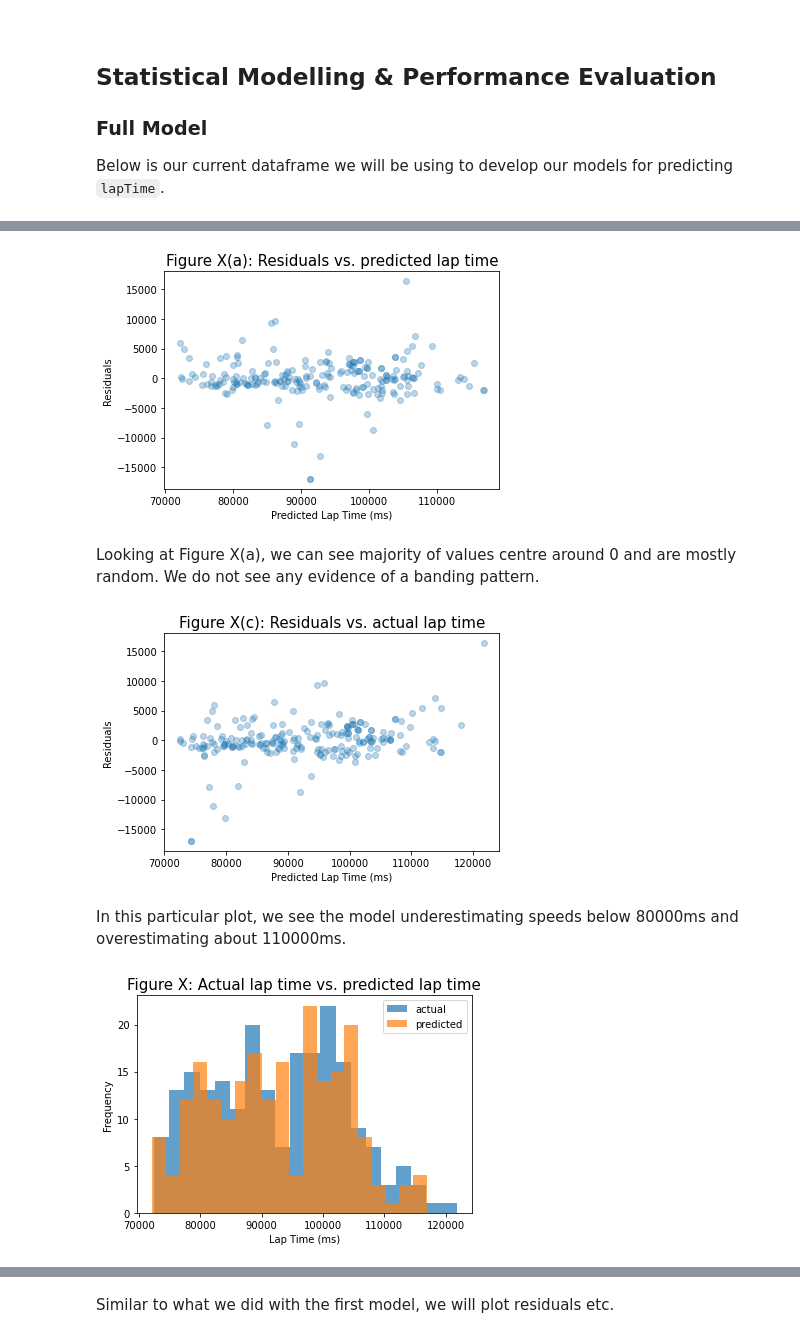
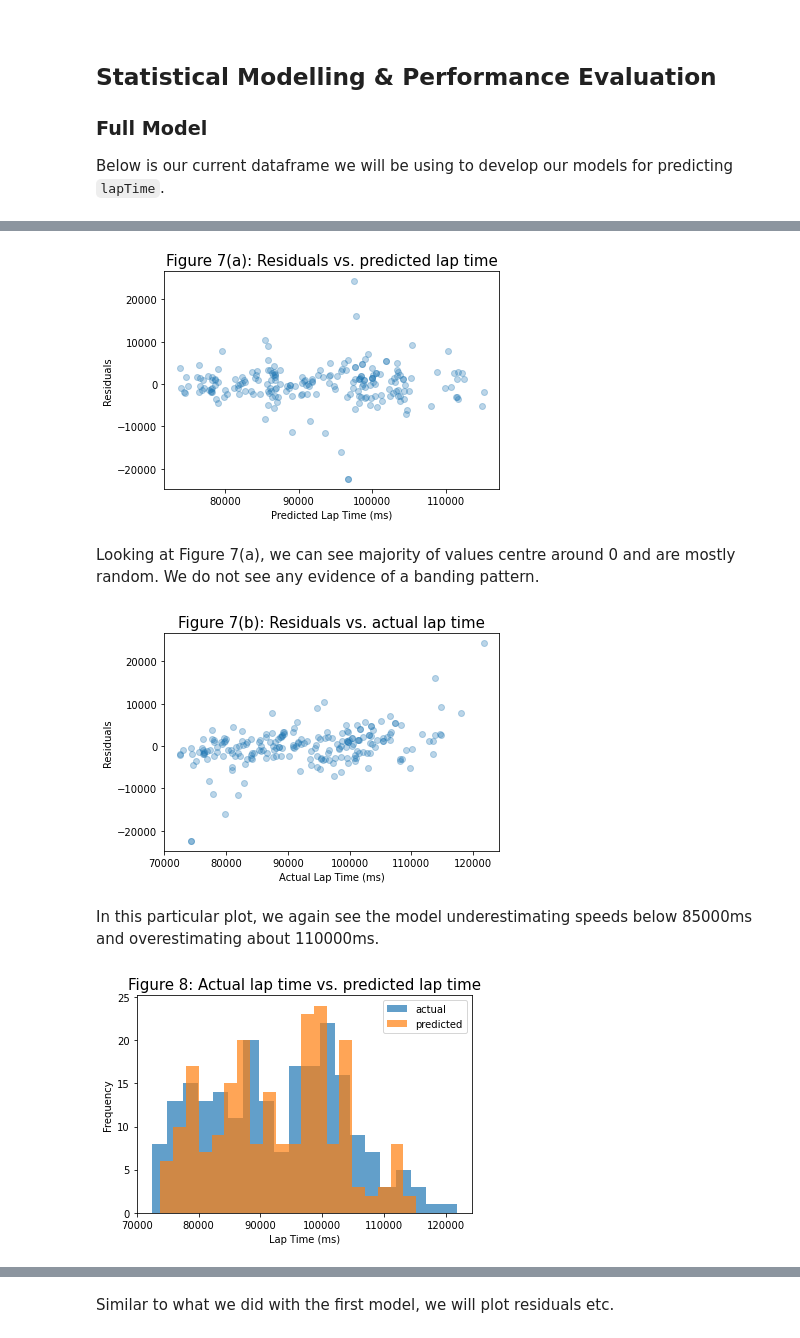
Before and after one commit to floeck/f1-weather-analysis, a Jupyter notebook: notebooks/V10FTW_Project.ipynb, the cells around one changed output, grey strips where cells are left out. Cells and saved outputs as stored; diff of their text form; code cells hidden in the pictures.

```diff
--- a/notebooks/V10FTW_Project.ipynb
+++ b/notebooks/V10FTW_Project.ipynb
@@ -173,15 +171,14 @@ Now that all the data is imported, we can begin cleaning and remove unneccesary
 races = races.drop(columns = ['year', 'circuitId', 'round', 'time', 'url'])
 results = results.drop(columns = ['resultId', 'driverId', 'constructorId', 'number', 'grid', 'position',
                                   'positionText', 'positionOrder', 'points', 'laps', 'fastestLap', 'time',
-                                  'milliseconds', 'fastestLap', 'rank', 'statusId'])
+                                  'milliseconds', 'fastestLap', 'rank', 'statusId', 'fastestLapSpeed'])
 track_weather = track_weather.drop(columns = 'local_time')
 # Update problem data in columns
 results = results.replace(r'\\N','null', regex=True)
 # Query only those with races finishes
 results = results.loc[results['fastestLapTime'] != 'null']
-# Convert fastest lap speed to float & rename columns
-results['fastestLapSpeed'] = results['fastestLapSpeed'].astype(float)
-results.rename(columns={'fastestLapSpeed': 'lapAverageSpeed', 'fastestLapTime': 'lapTime'}, inplace = True)
+# Rename lap time column
+results.rename(columns={'fastestLapTime': 'lapTime'}, inplace = True)
 # Convert fastest time to milliseconds
 results['lapTime'] = results['lapTime'].apply(to_milliseconds)
 # Group by track and date, then average lap and average speed
@@ -190,8 +187,6 @@ df = races_results.merge(track_weather, on = 'date')
 # Add rain column
 rain_desc = ["rain", "shower", "drizzle", "wet"]
 df['rain'] = np.where(df['weather'].str.contains('|'.join(rain_desc)), 'wet', 'dry')
-# Add relevant categorical columns
-df['year'] = df['date'].str[:4].astype(int).astype('object')
 # Round & export dataframe to csv
 df = df.round(3)
 df.to_csv('../data/V10FTW_Data.csv')
@@ -457,15 +448,10 @@ Now we can develop our two models. On the X-Axis, we add all of our features and
 
 On the Y-Axis, our target features mentioned earlier, namely `lapTime`.
 # %%
-X = df[['temp', 'track_temp', 'lapAverageSpeed', 'humidity', 'air_pressure', 'wind_speed', 'rain', 'track', 'year']]
+X = df[['temp', 'track_temp', 'humidity', 'air_pressure', 'wind_speed', 'rain', 'track']]
 Y = df['lapTime']
-# Convert categorical into dummy/indicator variables
 X = pd.get_dummies(data=X, drop_first=True)
-# With sklearn
-regr = linear_model.LinearRegression()
-regr.fit(X, Y)
-# With statsmodels
-X = sm.add_constant(X) # adding a constant
+X = sm.add_constant(X)
 model = sm.OLS(Y, X).fit()
 print(model.summary())
 # %% [output]
@@ -493,9 +479,7 @@ strong multicollinearity or other numerical problems.
 
 Now we produce new dataframes for prediction purposes, and plot residuals for the mull models.
 # %%
-residuals_full = pd.DataFrame({'actual': df['lapTime'],
-                            'predicted': model.fittedvalues,
-                            'residual': model.resid})
+residuals_full = pd.DataFrame({'actual': df['lapTime'], 'predicted': model.fittedvalues, 'residual': model.resid})
 residuals_full.sample(5, random_state=999)
 # %% [output]
 |  | actual | predicted | residual |
@@ -531,24 +514,24 @@ First, lets produce a scatter plot of residuals for both models.
 # %%
 plt.scatter(residuals_full['predicted'], residuals_full['residual'], alpha=0.3);
 plt.xlabel('Predicted Lap Time (ms)');plt.ylabel('Residuals')
-plt.title('Figure X(a): Residuals vs. predicted lap time', fontsize=15);plt.show();
+plt.title('Figure 7(a): Residuals vs. predicted lap time', fontsize=15);plt.show();
 # %% [output]
-[figure, old version]
+[figure, new version]
 # %% [markdown]
-Looking at Figure X(a), we can see majority of values centre around 0 and are mostly random. We do not see any evidence of a banding pattern.
+Looking at Figure 7(a), we can see majority of values centre around 0 and are mostly random. We do not see any evidence of a banding pattern.
 # %%
 plt.scatter(residuals_full['actual'], residuals_full['residual'], alpha=0.3);
-plt.xlabel('Predicted Lap Time (ms)');plt.ylabel('Residuals')
-plt.title('Figure X(c): Residuals vs. actual lap time', fontsize=15); plt.show();
+plt.xlabel('Actual Lap Time (ms)');plt.ylabel('Residuals')
+plt.title('Figure 7(b): Residuals vs. actual lap time', fontsize=15); plt.show();
 # %% [output]
-[figure, old version]
+[figure, new version]
 # %% [markdown]
-In this particular plot, we see the model underestimating speeds below 80000ms and overestimating about 110000ms.
+In this particular plot, we again see the model underestimating speeds below 85000ms and overestimating about 110000ms.
 # %%
 plt.hist(residuals_full['actual'], label='actual', bins=20, alpha=0.7);
 plt.hist(residuals_full['predicted'], label='predicted', bins=20, alpha=0.7);
 plt.xlabel('Lap Time (ms)');plt.ylabel('Frequency');
-plt.title('Figure X: Actual lap time vs. predicted lap time', fontsize=15);plt.legend(); plt.show();
+plt.title('Figure 8: Actual lap time vs. predicted lap time', fontsize=15);plt.legend(); plt.show();
 # %% [output]
-[figure, old version]
+[figure, new version]
 # %% [markdown]
```
Also changed, not shown: parts of 43 cells of this notebook, 2 other files.
